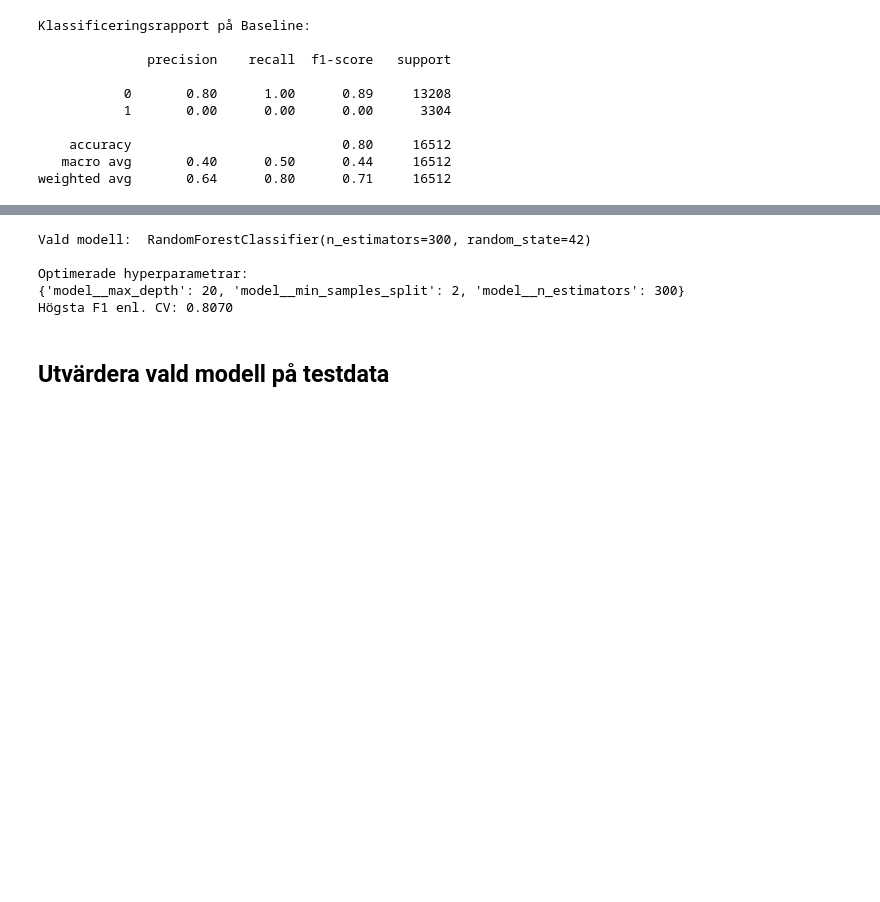
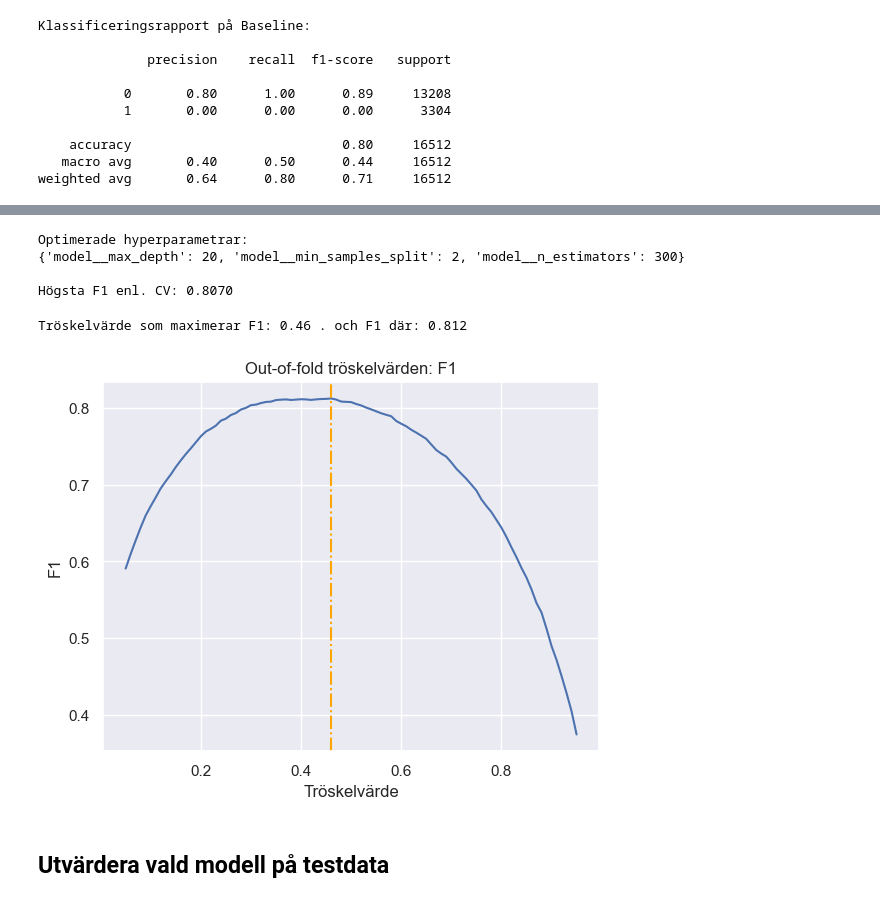
Before and after one commit to MaWe96/California-Housing-ML, a Jupyter notebook: notebook.ipynb, the cells around one changed output, grey strips where cells are left out. Drawn from its saved outputs; the diff is of its cells as text; code cells hidden in the pictures; blank space fills up the shorter version.

```diff
--- a/notebook.ipynb
+++ b/notebook.ipynb
@@ -317,12 +381,4 @@ Vi låter python välja modellen med störst F1 score, och fortsätter med GridS
 # %%
-best_model_name = cv_df.iloc[0]["Model"]
-print("Vald modell: ", models[best_model_name])
-
-top_model_pipeline = Pipeline(steps=[
-    ("preprocessor", preprocess),
-    ("model", models[best_model_name])
-])
-
 # Hyperparameter Grid
 param_grid = {
     "model__n_estimators": [250, 300, 350],
@@ -343,15 +399,41 @@ grid_search.fit(X_train, y_train)
 
 print("\nOptimerade hyperparametrar:")
 print(grid_search.best_params_)
-print(f"Högsta F1 enl. CV: {grid_search.best_score_:.4f}")
+print(f"\nHögsta F1 enl. CV: {grid_search.best_score_:.4f}")
 
 best_model = grid_search.best_estimator_ # lagra
 # %% [output]
-Vald modell:  RandomForestClassifier(n_estimators=300, random_state=42)
-
 Optimerade hyperparametrar:
 {'model__max_depth': 20, 'model__min_samples_split': 2, 'model__n_estimators': 300}
+
 Högsta F1 enl. CV: 0.8070
+# %%
+oof_proba = cross_val_predict(
+    best_model,
+    X_train, y_train,
+    cv=cv,
+    method="predict_proba",
+    n_jobs=-1
+)[:, 1]
+
+
+thresholds = np.linspace(0.05, 0.95, 91)
+f1s = []
+for t in thresholds:
+    preds = (oof_proba >= t).astype(int)
+    f1s.append(f1_score(y_train, preds))
+
+best_t = float(thresholds[int(np.argmax(f1s))])
+
+plt.plot(thresholds, f1s)
+plt.title("Out-of-fold tröskelvärden: F1")
+plt.xlabel("Tröskelvärde")
+plt.ylabel("F1")
+plt.axvline(best_t, color="orange", linestyle="-.")
+print("Tröskelvärde som maximerar F1:", np.round(best_t,2), ". och F1 där:", np.round(max(f1s), 3))
+# %% [output]
+Tröskelvärde som maximerar F1: 0.46 . och F1 där: 0.812
+[figure, added]
 # %% [markdown]
 ## Utvärdera vald modell på testdata
 # %%
```
Also changed, not shown: parts of 24 cells of this notebook.
